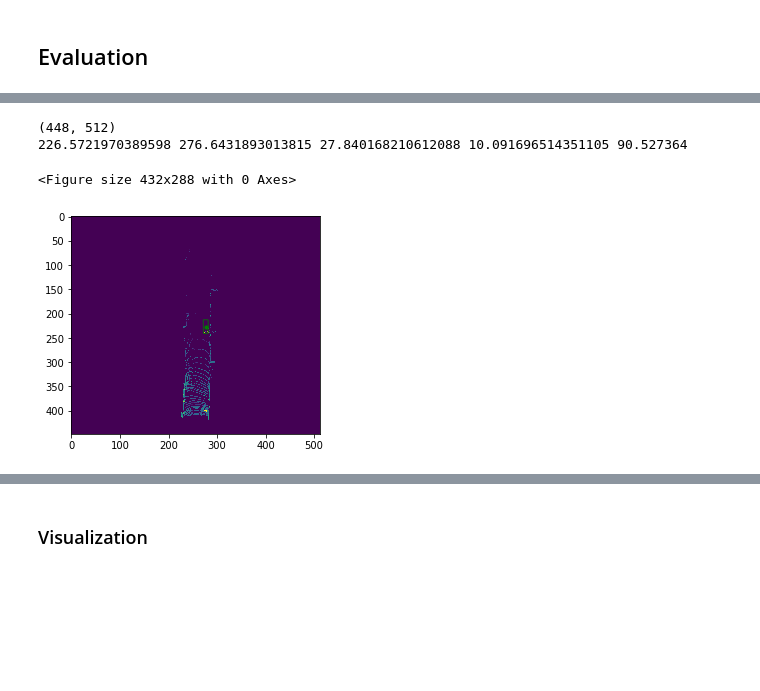
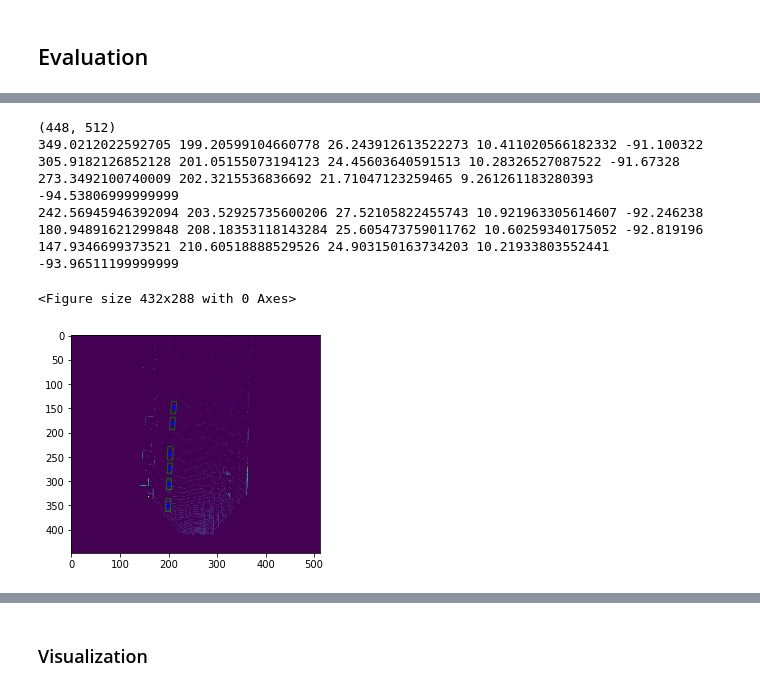
Before and after one commit to marmohamed/Multi-Modal-Fusion-For-3d-Object-Detection, a Jupyter notebook: src/Notebooks/Model Evaluation-Copy1.ipynb, the cells around one changed output, grey strips where cells are left out. Drawn from its saved outputs; the diff is of its cells as text; code cells hidden in the pictures; blank space fills up the shorter version.

```diff
--- a/src/Notebooks/Model Evaluation-Copy1.ipynb
+++ b/src/Notebooks/Model Evaluation-Copy1.ipynb
@@ -730,7 +749,7 @@ list_lidar_paths = list(map(lambda x: base_path+'/data_object_velodyne/training/
 list_label_paths = list(map(lambda x: base_path + '/data_object_label_2/training/label_2/' + x + '.txt', list_files))
 list_calib_paths = list(map(lambda x: base_path + '/data_object_calib/training/calib/' + x + '.txt', list_files))
 # %%
-i_c = 1
+i_c = 23
 current_file = list_files[i_c]
 current_file
 # %% [output]
@@ -755,9 +784,10 @@ with model.graph.as_default():
   config.gpu_options.allow_growth = True
 
   with tf.Session(config=config) as sess:
-#     model.saver.restore(sess, tf.train.latest_checkpoint('../training_files/tmp_best2/'))
-#     model.saver.restore(sess, tf.train.latest_checkpoint('../training_files/tmp/'))
-    model.saver.restore(sess, tf.train.latest_checkpoint('../training_files_archive/training_files_3/tmp/'))
+    model.saver.restore(sess, tf.train.latest_checkpoint('../training_files/tmp/'))
+#     model.saver.restore(sess, tf.train.latest_checkpoint('../training_files_archive/training_files/tmp/'))
+#     model.saver.restore(sess, tf.train.latest_checkpoint('../training_files_to_resume/tmp/'))
+#     model.saver.restore(sess, tf.train.latest_checkpoint('../training_files_archive/training_files_3/tmp/'))
     dataset = data_generator(base_path, i_c, list_camera_paths, list_lidar_paths, list_label_paths, list_calib_paths)
 
     i = 0
@@ -870,38 +910,43 @@ plt.clf()
 fig,ax = plt.subplots(1)
 
 # Display the image
-img = np.clip(np.mean(lidar_image[:, :, 0:1], 2), 0, 1)
+img = np.clip(np.mean(lidar_image[:, :, 0:], 2), 0, 1)
 # img = np.fliplr(img)
 ax.imshow(img)
 
 print(img.shape)
 for i in range(0, len(label)):
     w = label[i][3]
     h = label[i][4]
     x = label[i][0]
     y = label[i][1]
 #     x = img.shape[0] - label[i][0]
 #     y = img.shape[1] - label[i][1]
     c = 'g'
     if directions[i] >= 1.:
         c = 'b'
     plt.scatter(y, x, s=10, c=c)
     polygon = convert5Pointto8Point(y, x, w, h, (-label[i][6]*57.2958))
     xs = polygon[0::2]
     ys = polygon[1::2]
     l = []
     for j in range(4):
         l.append([xs[j], ys[j]])
     rect = patches.Polygon(l,linewidth=0.75,edgecolor='g',facecolor='none')
     ax.add_patch(rect)
     print(x, y, w, h, -label[i][6]*57.2958)
 
 print()
 
 
 plt.show()
 # %% [output]
 (448, 512)
-226.5721970389598 276.6431893013815 27.840168210612088 10.091696514351105 90.527364
+349.0212022592705 199.20599104660778 26.243912613522273 10.411020566182332 -91.100322
+305.9182126852128 201.05155073194123 24.45603640591513 10.28326527087522 -91.67328
+273.3492100740009 202.3215536836692 21.71047123259465 9.261261183280393 -94.53806999999999
+242.56945946392094 203.52925735600206 27.52105822455743 10.921963305614607 -92.246238
+180.94891621299848 208.18353118143284 25.605473759011762 10.60259340175052 -92.819196
+147.9346699373521 210.60518888529526 24.903150163734203 10.21933803552441 -93.96511199999999
 <Figure size 432x288 with 0 Axes>
-[figure, old version]
+[figure, new version]
```
Also changed, not shown: parts of 48 cells of this notebook, 1 other file.
